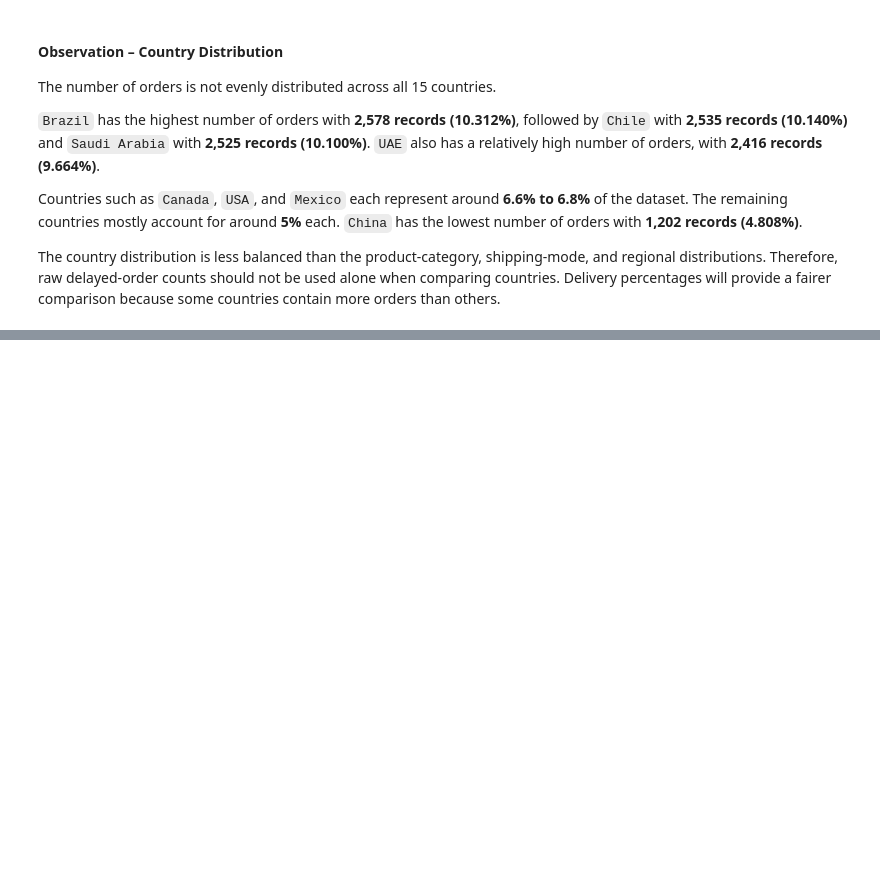
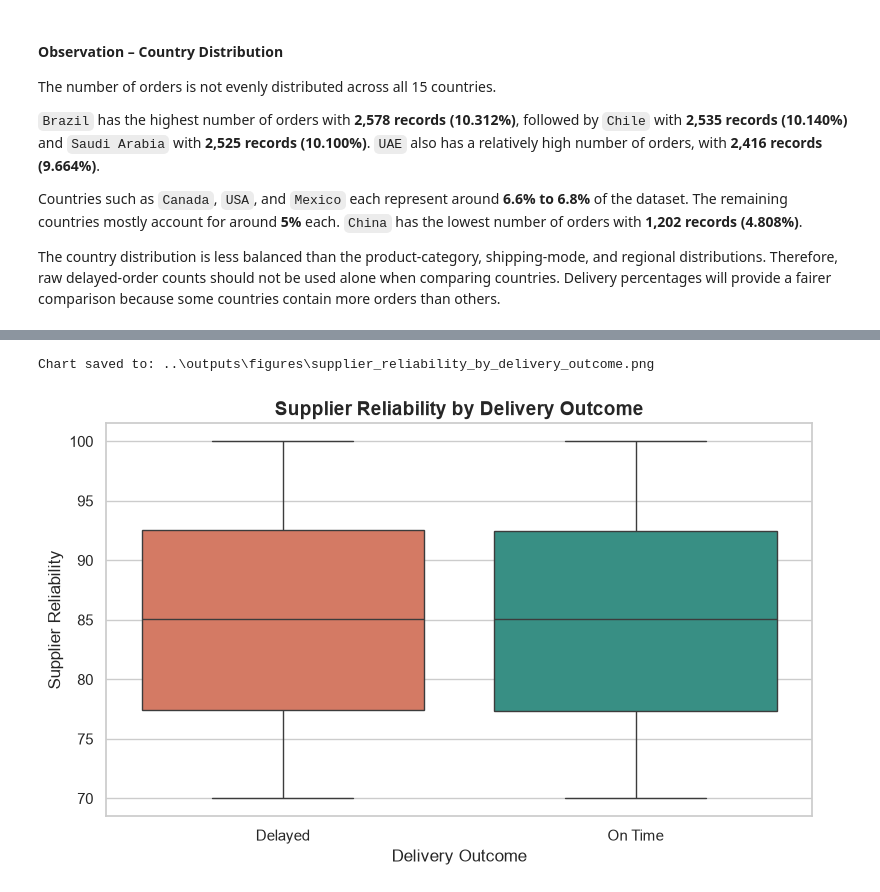
Before and after one commit to Kiruthikaa2512/cb_supply_risk, a Jupyter notebook: notebooks/cross_border_supply_chain_analysis.ipynb, the cells around one changed output, grey strips where cells are left out. Cells and saved outputs as stored; diff of their text form; code cells hidden in the pictures; blank space fills up the shorter version.

```diff
--- a/notebooks/cross_border_supply_chain_analysis.ipynb
+++ b/notebooks/cross_border_supply_chain_analysis.ipynb
@@ -1567,0 +2402,76 @@ because some countries contain more orders than others.
+# %%
+# Calculate supplier-reliability statistics by delivery status
+supplier_reliability_summary = (
+    df_eda.groupby("Delivery_Status")["Supplier_Reliability"]
+    .agg([
+        "count",
+        "mean",
+        "median",
+        "std",
+        "min",
+        "max",
+    ])
+    .reindex(["Delayed", "On Time"])
+)
+
+# Rename columns for readability
+supplier_reliability_summary.columns = [
+    "Record_Count",
+    "Mean",
+    "Median",
+    "Standard_Deviation",
+    "Minimum",
+    "Maximum",
+]
+
+# Display the summary table
+display(supplier_reliability_summary.round(2))
+
+# Create a boxplot
+plt.figure(figsize=(8, 5))
+
+sns.boxplot(
+    data=df_eda,
+    x="Delivery_Status",
+    y="Supplier_Reliability",
+    hue="Delivery_Status",
+    order=["Delayed", "On Time"],
+    palette=delivery_palette,
+    legend=False,
+)
+
+plt.title(
+    "Supplier Reliability by Delivery Outcome",
+    fontsize=14,
+    fontweight="bold",
+)
+
+plt.xlabel("Delivery Outcome")
+plt.ylabel("Supplier Reliability")
+plt.tight_layout()
+
+# Save the chart
+supplier_outcome_chart_path = Path(
+    "../outputs/figures/supplier_reliability_by_delivery_outcome.png"
+)
+
+if not supplier_outcome_chart_path.parent.exists():
+    supplier_outcome_chart_path = Path(
+        "outputs/figures/supplier_reliability_by_delivery_outcome.png"
+    )
+
+supplier_outcome_chart_path.parent.mkdir(
+    parents=True,
+    exist_ok=True,
+)
+
+plt.savefig(
+    supplier_outcome_chart_path,
+    dpi=300,
+    bbox_inches="tight",
+)
+
+print(f"Chart saved to: {supplier_outcome_chart_path}")
+
+plt.show()
+# %% [output]
@@ -1567,0 +2482,2 @@ because some countries contain more orders than others.
+Chart saved to: ..\outputs\figures\supplier_reliability_by_delivery_outcome.png
+[figure, added]
```
Also changed, not shown: parts of 38 cells of this notebook, 9 other files.
